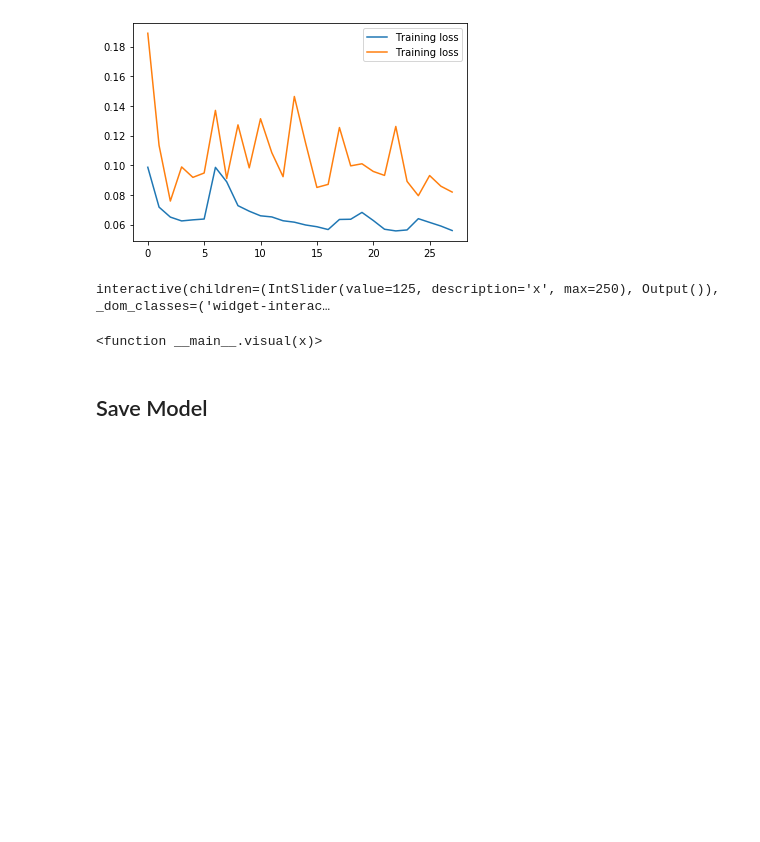
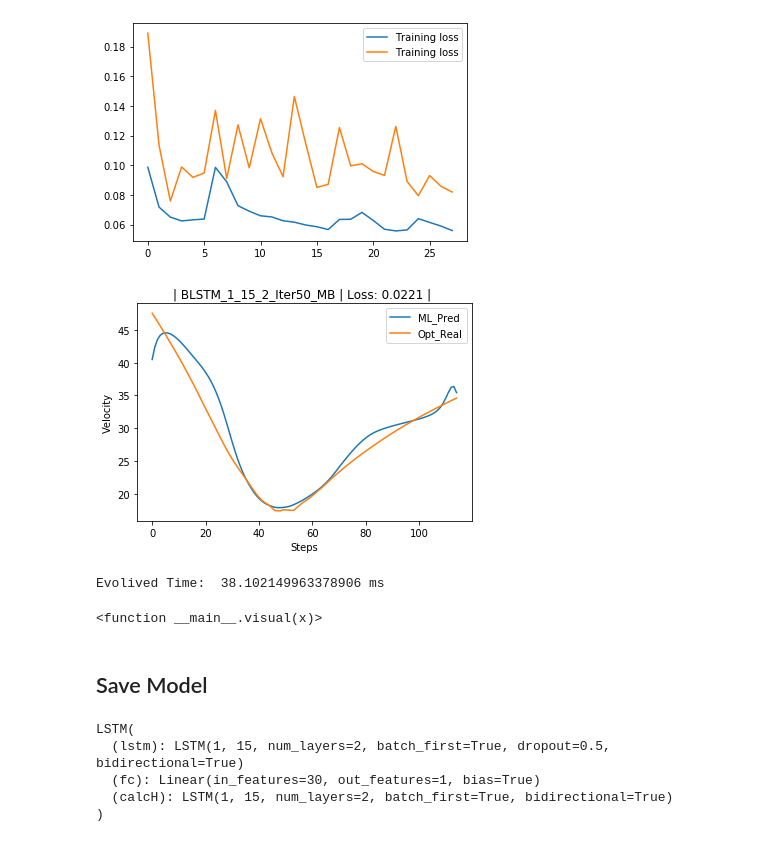
Before and after one commit to LeonKie/BA_Optimization_ML, a Jupyter notebook: MaschineLearning/deeplearningModel/pytorchRNN_LSTM.ipynb, the cells around one changed output. Cells and saved outputs as stored; diff of their text form; code cells hidden in the pictures; blank space fills up the shorter version.

Commit message:
dataProcessing Pipeline

```diff
--- a/MaschineLearning/deeplearningModel/pytorchRNN_LSTM.ipynb
+++ b/MaschineLearning/deeplearningModel/pytorchRNN_LSTM.ipynb
@@ -96,15 +91,15 @@ class LSTM(nn.Module):
         super(LSTM, self).__init__()
         self.n_layers=n_layers
         self.hidden_dim=hidden_dim
-        self.lstm= nn.LSTM(input_size,hidden_dim,n_layers,dropout=0.5,batch_first=True,bidirectional=True)
+        self.lstm= nn.LSTM(input_size,hidden_dim,n_layers,batch_first=True,bidirectional=True)
         self.fc = nn.Linear(2*hidden_dim, output_size)
 
-        self.calcH = nn.LSTM(input_size,hidden_dim,n_layers,batch_first=True,bidirectional=True)
+        #self.calcH = nn.LSTM(input_size,hidden_dim,n_layers,batch_first=True,bidirectional=True)
     def forward(self,x,hidden):
         #vini=x[:,0,:].squeeze()
         #hidden=self.initHidden(x[:,0,:])
         #set_trace()
-        r_out,hidden =self.lstm(x[:,1:,:],None)
+        r_out,hidden =self.lstm(x,None)
         r_out=r_out.view(-1,2*self.hidden_dim)
         output = self.fc(r_out)
 
@@ -242,0 +117,19 @@ tensor([-0.0966, -0.0137,  0.0537,  0.0723,  0.1011,  0.0999,  0.0988,  0.0954,
+# %%
+
+model=LSTM(input_size=5,output_size=1,hidden_dim=15,n_layers=1)
+
+traindata=dataprocessing.prepareData([Logdata_MB,ValLogdata_B,ValLogdata_M,ValLogdata_Z],5)
+
+random.shuffle(traindata)
+NumSample=len(traindata)
+valdata=traindata[int(NumSample*0.7):]
+traindata=traindata[:int(NumSample*0.7)-1]
+
+inputT=traindata[3][0].unsqueeze(0)
+print(inputT.shape)
+
+
+h0=model.zeroHidden()
+r_out= model(inputT,h0)
+
+print(r_out.squeeze())
@@ -248,21 +162,19 @@ criterion = nn.L1Loss()
 optimizer = torch.optim.SGD(model.parameters(), lr=0.01)
 model.to(device)
 num_epochs = 50
-batchsize=len(traindata)
+
 train_tracker, val_tracker, accuracy_tracker = [], [], []
 
 
-for i in tqdm(range(num_epochs),desc="Total Progress: ",leave=False):
+for i in tqdm(range(num_epochs),desc="Total Progress: "):
 
     cum_loss = 0
     random.shuffle(traindata)
 
+    for batch,(inp, vel) in enumerate(tqdm(traindata,desc="Training Data"),1):
 
 
-    for batch,(inp, vel) in enumerate(tqdm(traindata,desc="Training Data",leave=False),1):
-
-
-        inp=inp.reshape([1,-1,1])
+        inp=inp.unsqueeze(0)
         vel=vel.reshape([1,-1,1])
         inp=inp.to(device)
 
@@ -295,10 +207,10 @@ for i in tqdm(range(num_epochs),desc="Total Progress: ",leave=False):
 
     random.shuffle(valdata)
     with torch.no_grad():
-        for batch, (inp, vel) in enumerate(tqdm(valdata,desc="Valiation Data", leave=False),1):
+        for batch, (inp, vel) in enumerate(tqdm(valdata,desc="Valiation Data"),1):
 
             optimizer.zero_grad()
-            inp=inp.reshape([1,-1,1])
+            inp=inp.unsqueeze(0)
             inp=inp.to(device)
 
             output= model(inp,hidden)
@@ -417,7 +319,6 @@ import time
 
 def visual(x):
     #The Visualisation
-    name="NN300200150_Iter250_MBZM"
     NR=x
 
     VelNormalize= Normalize(None,70)
@@ -463,40 +364,41 @@ def visual(x):
     plt.ylabel("Velocity")
 
 
-    LossEval=True
+    LossEval=False
     if LossEval:
         R2Score_T=Scoring(traindata,"R2")
         print("R2_T: " ,R2Score_T)
         R2Score_V=Scoring(valdata,"R2")
         print("R2_V: " ,R2Score_V)
 
         MAEScore_T=Scoring(traindata,"MAE")
         print("MAE_T: " ,MAEScore_T)
         MAEScore_V=Scoring(valdata,"MAE")
         print("MAE_V: " ,MAEScore_V)
 
         MSEScore_T=Scoring(traindata,"MSE")
         print("MSE_T: " ,MSEScore_T)
         MSEScore_V=Scoring(valdata,"MSE")
         print("MSE_V: " ,MSEScore_V)
 
 
 
 
 
 
     #scoreItem=r2_score(pred,valdata[NR][1])
     #text= str(np.round(scoreItem,4))+ "% [score] | "+str(np.round(loss.item(),5)) +" [loss] "
     MIN=min(pred)
     #plt.text(76,MIN,text,horizontalalignment='center',verticalalignment='center')
     #print("Loss:", loss.item())
 
 
     #print("The Score of the Train Dataset is: ",Score,"%")
 
 interact(visual,x=(0,len(valdata)))
 # %% [output]
+[figure, added]
-interactive(children=(IntSlider(value=125, description='x', max=250), Output()), _dom_classes=('widget-interac…
+Evolived Time:  38.102149963378906 ms
 <function __main__.visual(x)>
 # %% [markdown]
 ## Save Model
@@ -511,9 +409,16 @@ if save:
     torch.save(model,PATH+".pth")
 # %%
 #Load MODEL with same Structure
-model=DNN()
-model.load_state_dict(torch.load(PATH+".pt"))
+model=LSTM(input_size=1,output_size=1,hidden_dim=15,n_layers=2)
+loadPath= "/Users/leonkiesgen/Documents/Python/BA_Optimization_ML/MaschineLearning/mlModels/BLSTM_1_15_2_Iter50_MB.pt"
+model.load_state_dict(torch.load(loadPath,map_location=torch.device('cpu')))
 model.eval()
+# %% [output]
+LSTM(
+  (lstm): LSTM(1, 15, num_layers=2, batch_first=True, dropout=0.5, bidirectional=True)
+  (fc): Linear(in_features=30, out_features=1, bias=True)
+  (calcH): LSTM(1, 15, num_layers=2, batch_first=True, bidirectional=True)
+)
 # %%
 #Load MODEL with different Structure
 model2=torch.load(PATH+".pth")
```
Also changed, not shown: parts of 8 cells of this notebook, 5 other files.
